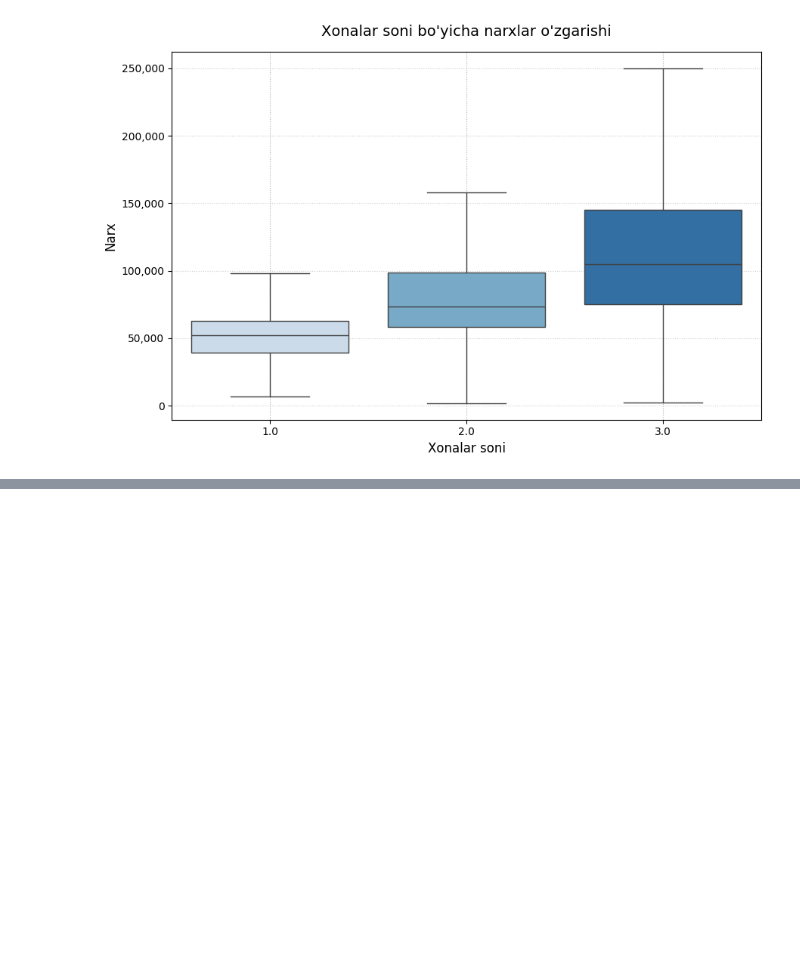
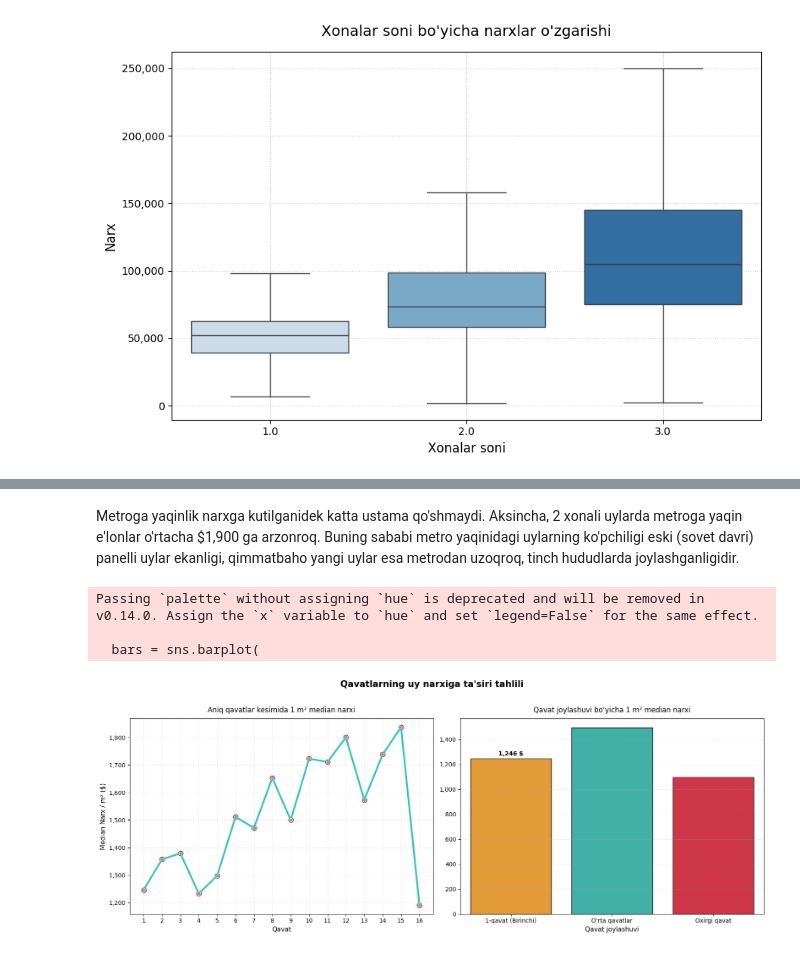
Before and after one commit to Javoh20111/Tashkent-apartment-analysis, a Jupyter notebook: notebooks/2_data_analysis.ipynb, the cells around one changed output, grey strips where cells are left out. Saved outputs shown, nothing was run; the diff lists cells and outputs as text; code cells hidden in the pictures; blank space fills up the shorter version.

```diff
--- a/notebooks/2_data_analysis.ipynb
+++ b/notebooks/2_data_analysis.ipynb
@@ -300,0 +396,61 @@ Passing `palette` without assigning `hue` is deprecated and will be removed in v
+# %% [markdown]
+Metroga yaqinlik narxga kutilganidek katta ustama qo'shmaydi. Aksincha, 2 xonali uylarda metroga yaqin e'lonlar o'rtacha $1,900 ga arzonroq. Buning sababi metro yaqinidagi uylarning ko'pchiligi eski (sovet davri) panelli uylar ekanligi, qimmatbaho yangi uylar esa metrodan uzoqroq, tinch hududlarda joylashganligidir.
+# %%
+# Yuqori qavatlar qimmatroqmi yoki ma'lum bir qavat "eng qulay" hisoblanadimi?
+df_floor = sale_df.dropna(subset=['price_per_sqr', 'floor', 'total_floors']).copy()
+
+df_floor = df_floor[(df_floor['floor'] >= 1) & (df_floor['floor'] <= 16)]
+
+def get_floor_type(row):
+    if row['floor'] == 1:
+        return "1-qavat (Birinchi)"
+    elif row['floor'] == row['total_floors']:
+        return "Oxirgi qavat"
+    else:
+        return "O'rta qavatlar"
+
+df_floor['qavat_turi'] = df_floor.apply(get_floor_type, axis=1)
+fig, (ax1, ax2) = plt.subplots(1, 2, figsize=(16, 6))
+
+floor_stats = df_floor.groupby('floor')['price_per_sqr'].median().reset_index()
+
+sns.lineplot(data=floor_stats, x='floor', y='price_per_sqr', marker='o', color='#2ec4b6', linewidth=3, ax=ax1)
+sns.scatterplot(data=floor_stats, x='floor', y='price_per_sqr', color='red', s=100, ax=ax1)
+
+ax1.set_title("Aniq qavatlar kesimida 1 m² median narxi", fontsize=12, pad=10)
+ax1.set_xlabel("Qavat", fontsize=11)
+ax1.set_ylabel("Median Narx / m² ($)", fontsize=11)
+ax1.set_xticks(range(1, 17))
+ax1.get_yaxis().set_major_formatter(plt.FuncFormatter(lambda x, loc: "{:,}".format(int(x))))
+ax1.grid(axis='both', linestyle=':', alpha=0.5)
+
+
+floor_type_stats = df_floor.groupby('qavat_turi')['price_per_sqr'].median().reset_index()
+order = ["1-qavat (Birinchi)", "O'rta qavatlar", "Oxirgi qavat"]
+
+bars = sns.barplot(
+    data=floor_type_stats,
+    x='qavat_turi',
+    y='price_per_sqr',
+    order=order,
+    palette={'1-qavat (Birinchi)': '#ff9f1c', "O'rta qavatlar": '#2ec4b6', 'Oxirgi qavat': '#e71d36'},
+    edgecolor='black',
+    ax=ax2
+)
+
+ax2.bar_label(ax2.containers[0], fmt='{:,.0f} $', padding=3, fontweight='bold')
+
+ax2.set_title("Qavat joylashuvi bo'yicha 1 m² median narxi", fontsize=12, pad=10)
+ax2.set_xlabel("Qavat joylashuvi", fontsize=11)
+ax2.set_ylabel("", fontsize=11)
+ax2.get_yaxis().set_major_formatter(plt.FuncFormatter(lambda x, loc: "{:,}".format(int(x))))
+ax2.grid(axis='y', linestyle=':', alpha=0.5)
+
+plt.suptitle("Qavatlarning uy narxiga ta'siri tahlili", fontsize=15, fontweight='bold', y=1.02)
+plt.tight_layout()
+plt.show()
+# %% [output]
+Passing `palette` without assigning `hue` is deprecated and will be removed in v0.14.0. Assign the `x` variable to `hue` and set `legend=False` for the same effect.
+
+  bars = sns.barplot(
+[figure, added]
```
Also changed, not shown: parts of 5 cells of this notebook.
